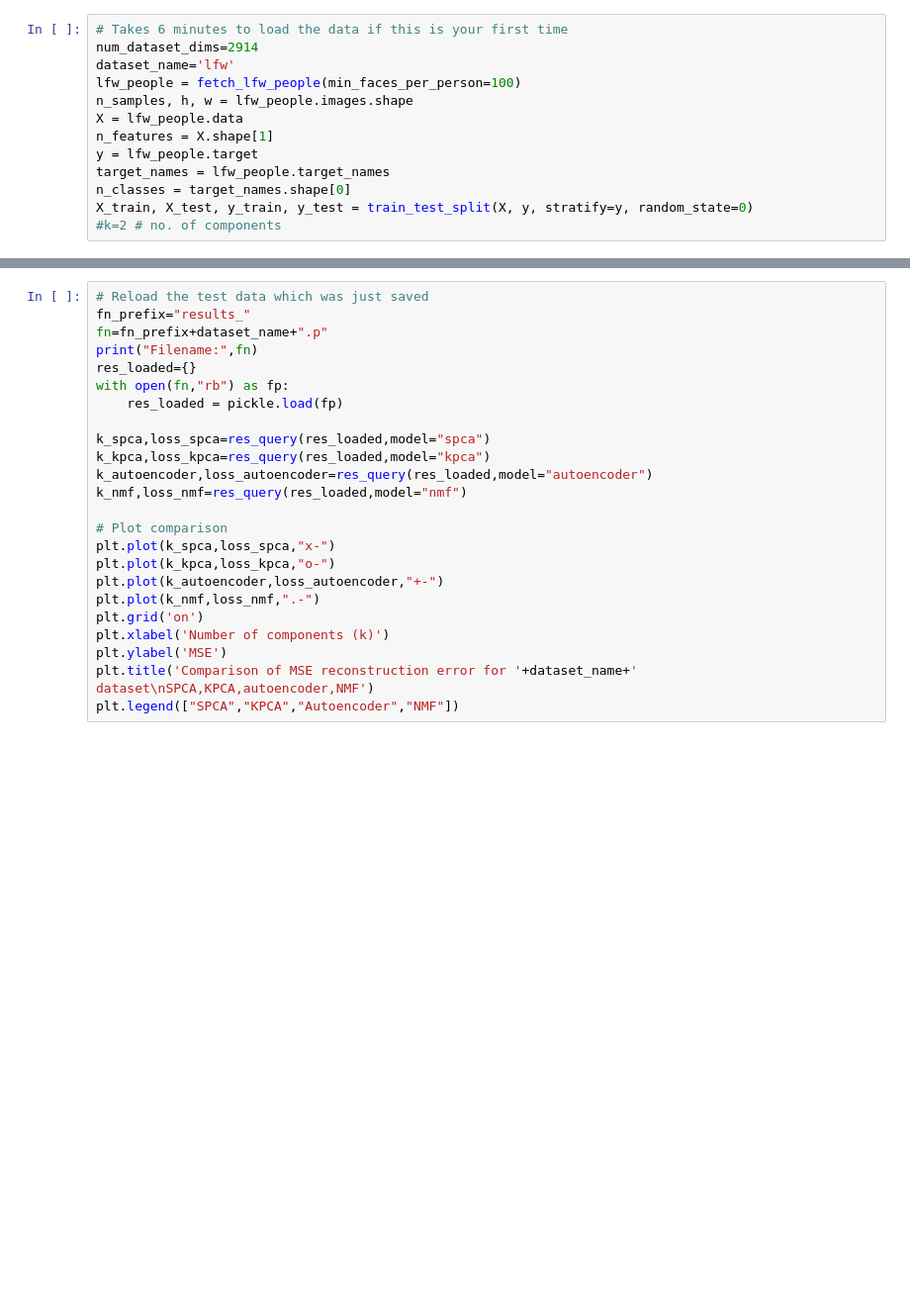
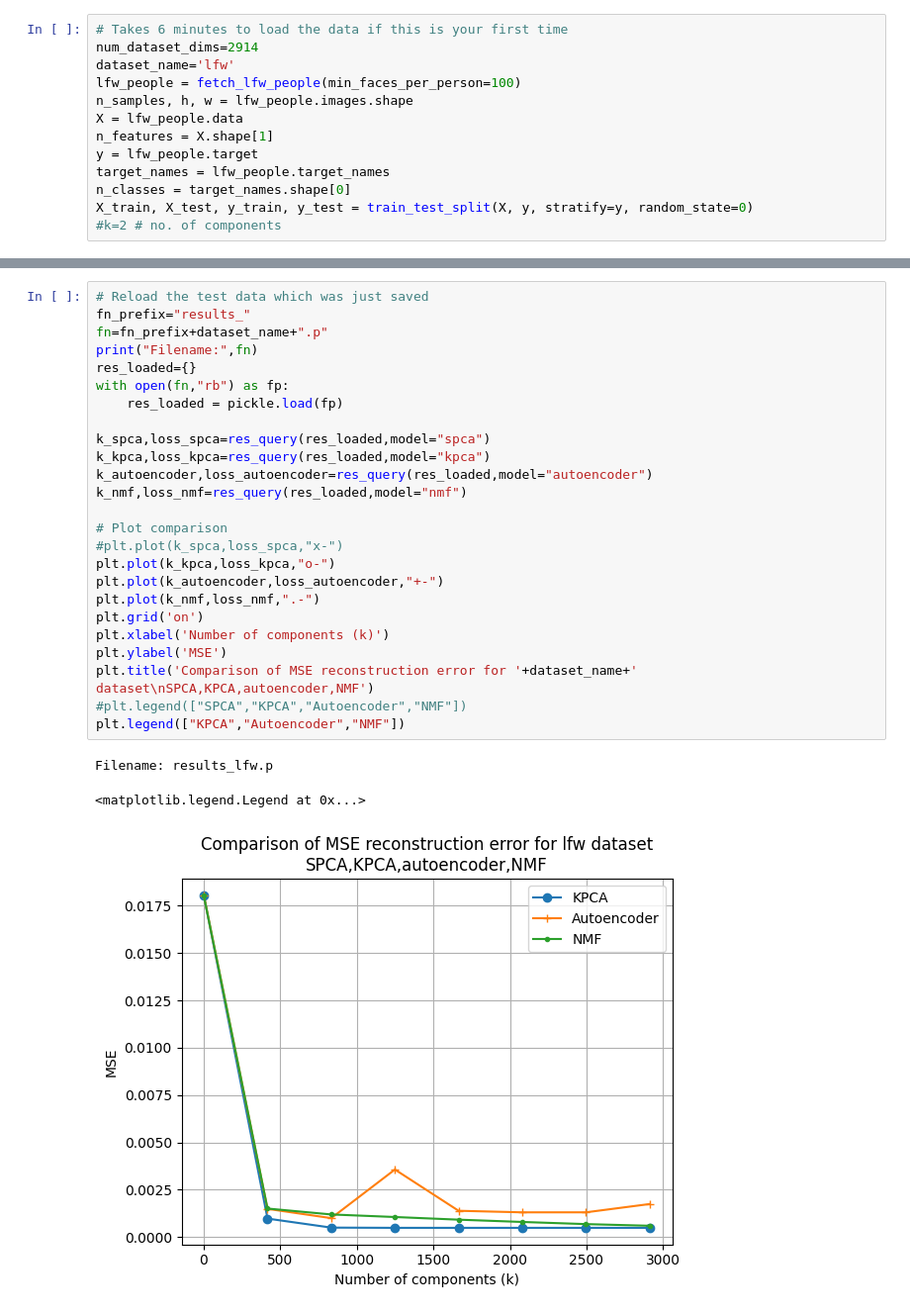
Before and after one commit to abf149/180651final, a Jupyter notebook: unified_comparison_notebook.ipynb, the cells around one changed output, grey strips where cells are left out. Shown at 99% size. Saved outputs shown, nothing was run; the diff lists cells and outputs as text; blank space fills up the shorter version.

Commit message:
faces comparison result

```diff
--- a/unified_comparison_notebook.ipynb
+++ b/unified_comparison_notebook.ipynb
@@ -532,24 +619,29 @@ _________________________________________________________________
 # %%
 # Reload the test data which was just saved
 fn_prefix="results_"
 fn=fn_prefix+dataset_name+".p"
 print("Filename:",fn)
 res_loaded={}
 with open(fn,"rb") as fp:
     res_loaded = pickle.load(fp)
 
 k_spca,loss_spca=res_query(res_loaded,model="spca")
 k_kpca,loss_kpca=res_query(res_loaded,model="kpca")
 k_autoencoder,loss_autoencoder=res_query(res_loaded,model="autoencoder")
 k_nmf,loss_nmf=res_query(res_loaded,model="nmf")
 
 # Plot comparison
-plt.plot(k_spca,loss_spca,"x-")
+#plt.plot(k_spca,loss_spca,"x-")
 plt.plot(k_kpca,loss_kpca,"o-")
 plt.plot(k_autoencoder,loss_autoencoder,"+-")
 plt.plot(k_nmf,loss_nmf,".-")
 plt.grid('on')
 plt.xlabel('Number of components (k)')
 plt.ylabel('MSE')
 plt.title('Comparison of MSE reconstruction error for '+dataset_name+' dataset\nSPCA,KPCA,autoencoder,NMF')
-plt.legend(["SPCA","KPCA","Autoencoder","NMF"])
+#plt.legend(["SPCA","KPCA","Autoencoder","NMF"])
+plt.legend(["KPCA","Autoencoder","NMF"])
+# %% [output]
+Filename: results_lfw.p
+<matplotlib.legend.Legend at 0x...>
+[figure, added]
```
Also changed, not shown: parts of 1 cell of this notebook.
